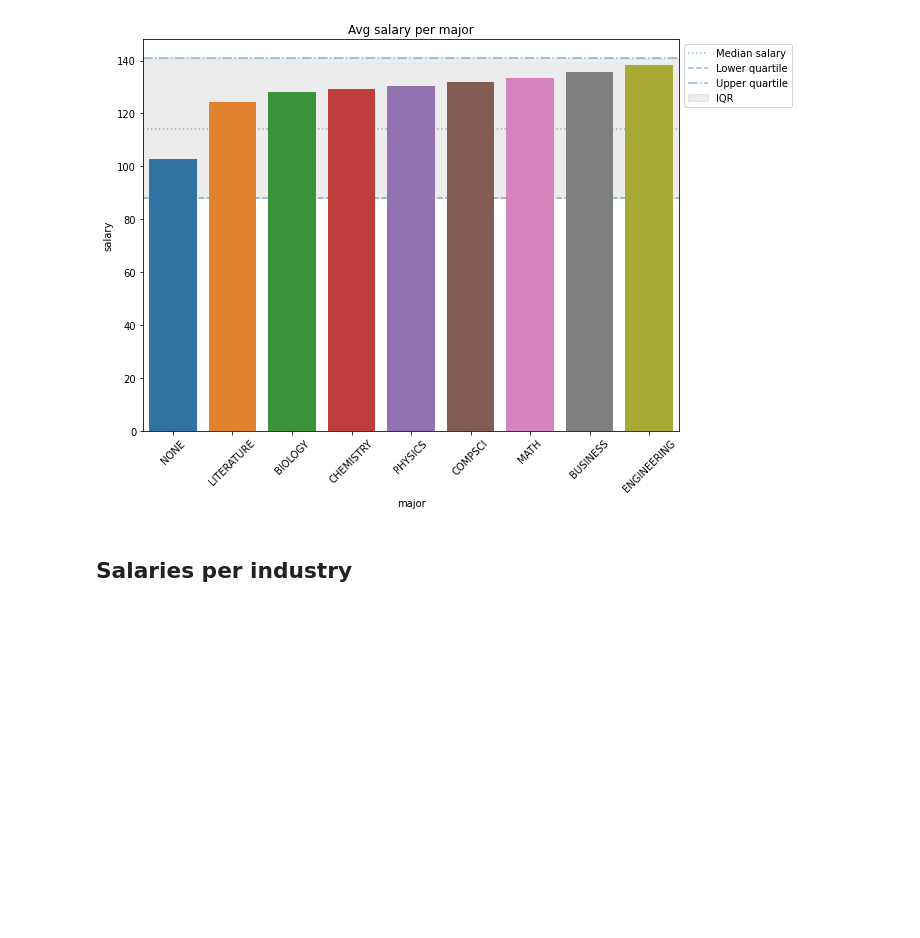
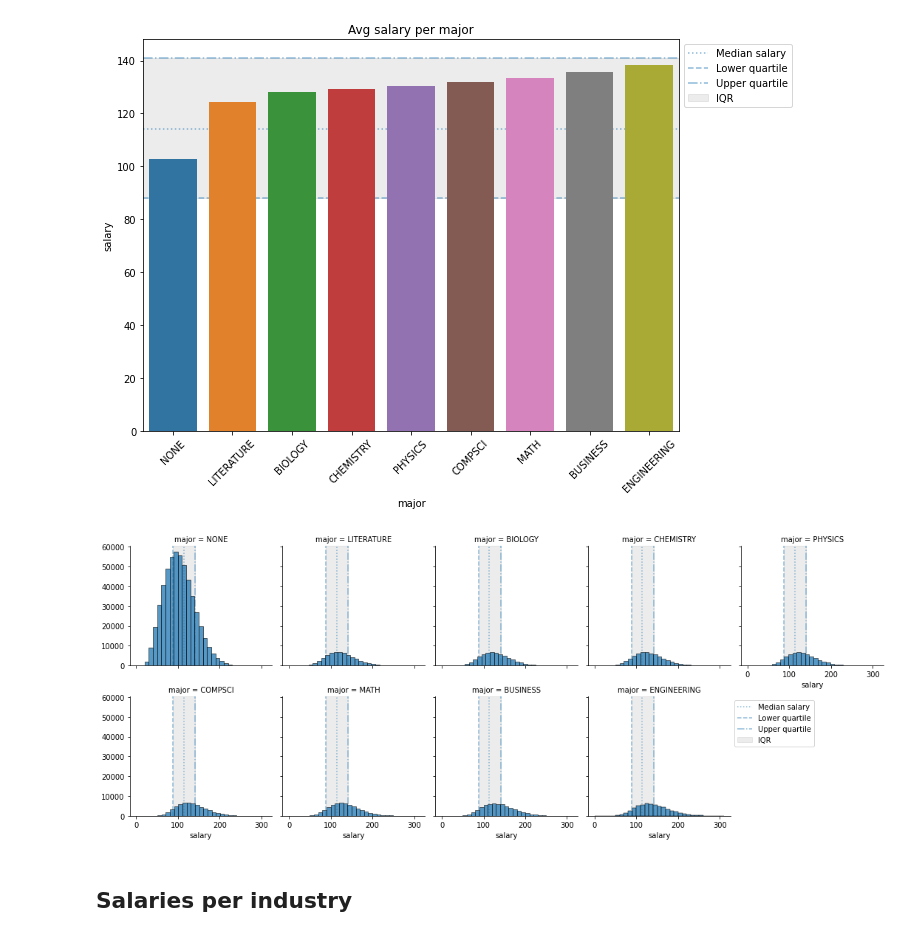
Before and after one commit to scottwiles/salary_prediction, a Jupyter notebook: notebooks/salary_prediction_eda.ipynb, the cells around one changed output. Cells and saved outputs as stored; diff of their text form; code cells hidden in the pictures; blank space fills up the shorter version.

```diff
--- a/notebooks/salary_prediction_eda.ipynb
+++ b/notebooks/salary_prediction_eda.ipynb
@@ -341,6 +362,12 @@ salary_stats.plot_IQR()
 plt.show()
 # %% [output]
 [figure]
+# %%
+faceted_histogram_plot(salaries_all, 'major',
+                       grid_kwargs = {'col_wrap': 5, 'col_order': avg_salary_per_major.major},
+                       plot_kwargs = {'binwidth': 10, 'plot_stats': salary_stats})
+# %% [output]
+[figure, added]
 # %% [markdown]
 ## Salaries per industry
 # %%
```
Also changed, not shown: parts of 22 cells of this notebook, 1 other file.
